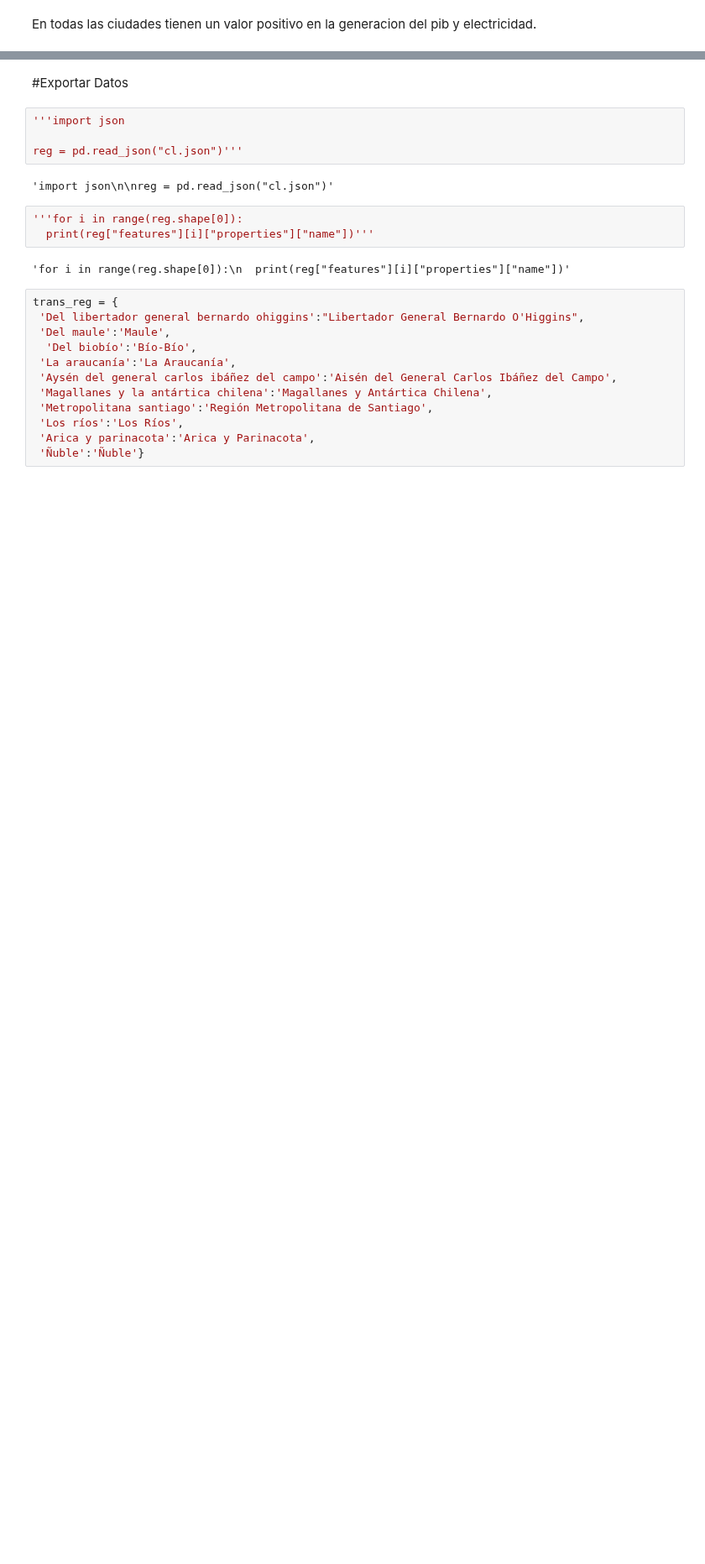
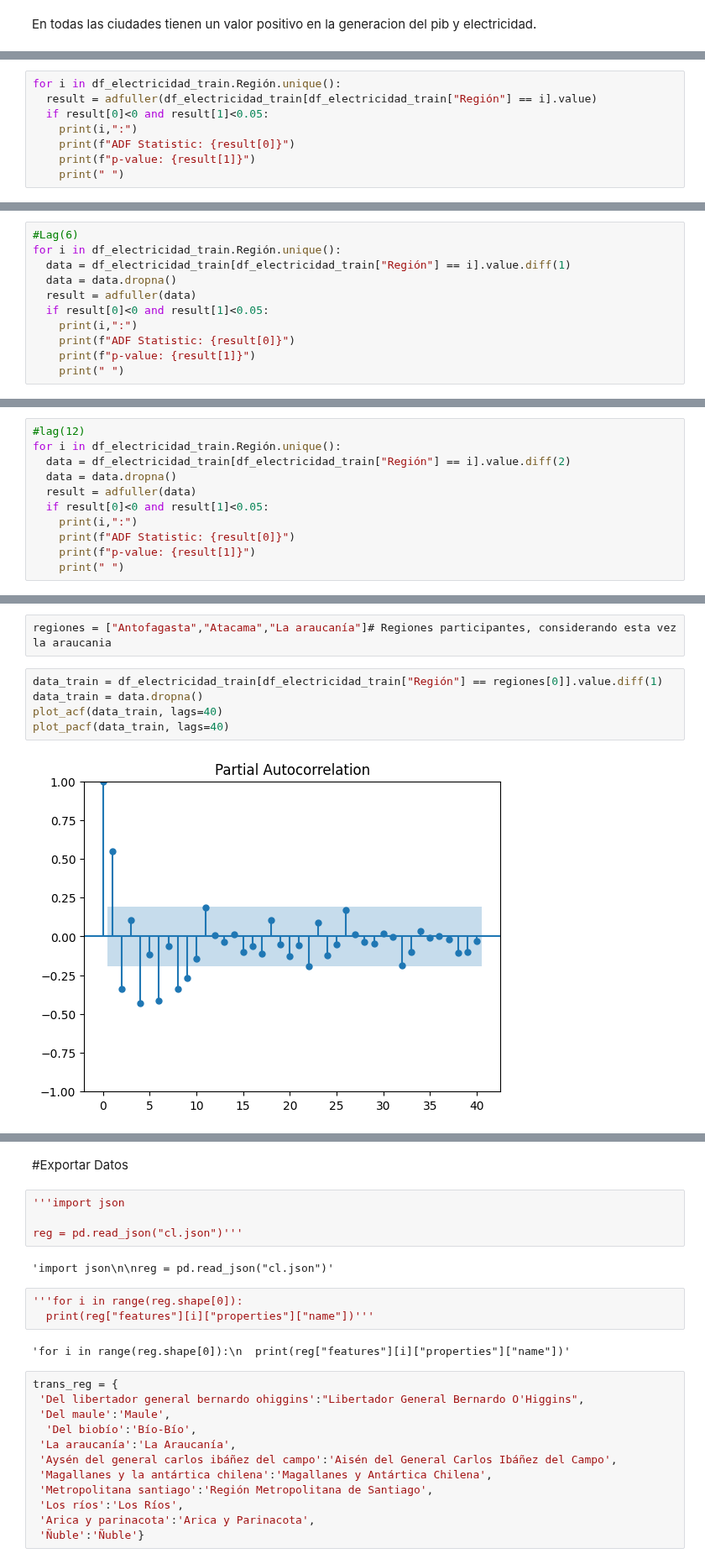
Before and after one commit to R-Magby/Data-analytics, a Jupyter notebook: PIB Regional/Analisis_banco_central_PIB_regional.ipynb, the cells around one changed output, grey strips where cells are left out. Shown at 84% size. Cells and saved outputs as stored; diff of their text form; blank space fills up the shorter version.

```diff
--- a/PIB Regional/Analisis_banco_central_PIB_regional.ipynb
+++ b/PIB Regional/Analisis_banco_central_PIB_regional.ipynb
@@ -1146,0 +1156,8 @@ En todas las ciudades tienen un valor positivo en la generacion del pib y electr
+# %%
+for i in df_electricidad_train.Región.unique():
+  result = adfuller(df_electricidad_train[df_electricidad_train["Región"] == i].value)
+  if result[0]<0 and result[1]<0.05:
+    print(i,":")
+    print(f"ADF Statistic: {result[0]}")
+    print(f"p-value: {result[1]}")
+    print(" ")
@@ -1146,0 +1187,11 @@ En todas las ciudades tienen un valor positivo en la generacion del pib y electr
+# %%
+#Lag(6)
+for i in df_electricidad_train.Región.unique():
+  data = df_electricidad_train[df_electricidad_train["Región"] == i].value.diff(1)
+  data = data.dropna()
+  result = adfuller(data)
+  if result[0]<0 and result[1]<0.05:
+    print(i,":")
+    print(f"ADF Statistic: {result[0]}")
+    print(f"p-value: {result[1]}")
+    print(" ")
@@ -1146,0 +1216,11 @@ En todas las ciudades tienen un valor positivo en la generacion del pib y electr
+# %%
+#lag(12)
+for i in df_electricidad_train.Región.unique():
+  data = df_electricidad_train[df_electricidad_train["Región"] == i].value.diff(2)
+  data = data.dropna()
+  result = adfuller(data)
+  if result[0]<0 and result[1]<0.05:
+    print(i,":")
+    print(f"ADF Statistic: {result[0]}")
+    print(f"p-value: {result[1]}")
+    print(" ")
@@ -1146,0 +1249,9 @@ En todas las ciudades tienen un valor positivo en la generacion del pib y electr
+# %%
+regiones = ["Antofagasta","Atacama","La araucanía"]# Regiones participantes, considerando esta vez la araucania
+# %%
+data_train = df_electricidad_train[df_electricidad_train["Región"] == regiones[0]].value.diff(1)
+data_train = data.dropna()
+plot_acf(data_train, lags=40)
+plot_pacf(data_train, lags=40)
+# %% [output]
+[figure, added]
```
Also changed, not shown: parts of 63 cells of this notebook.
